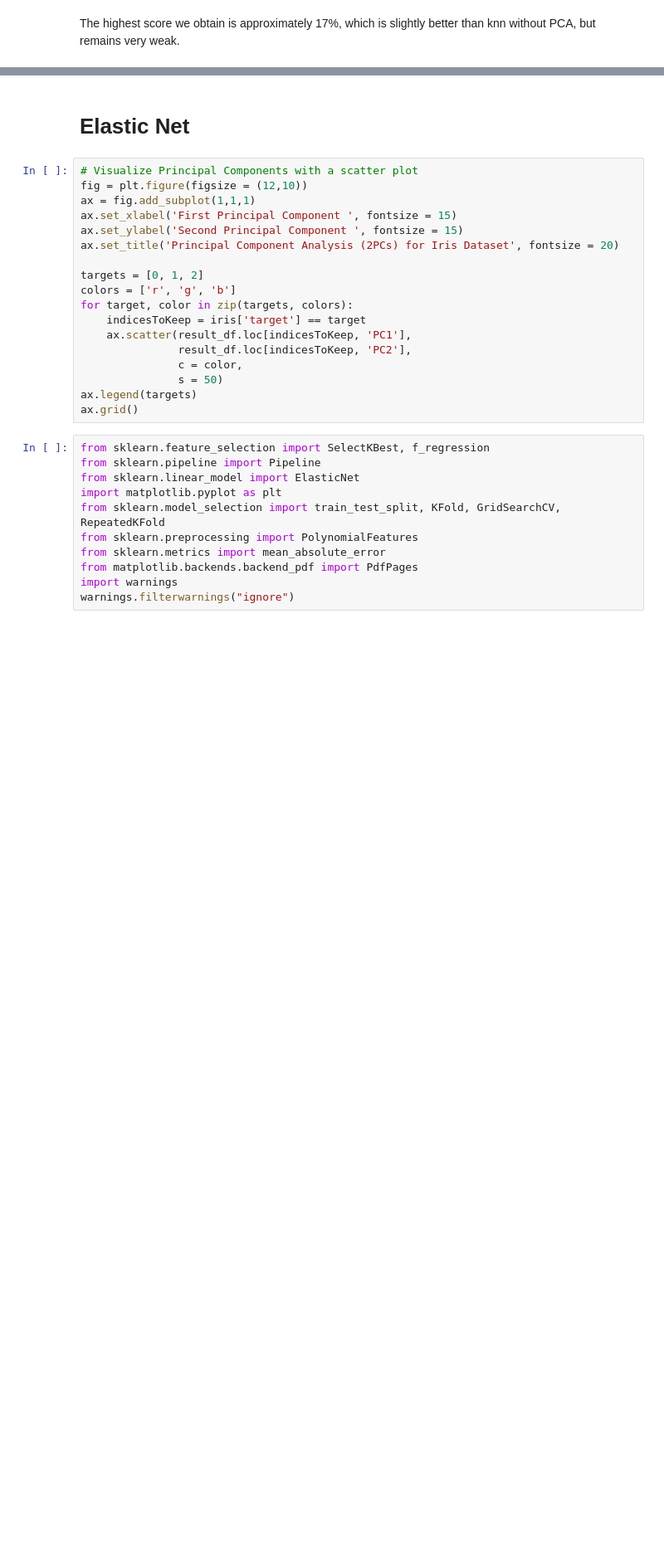
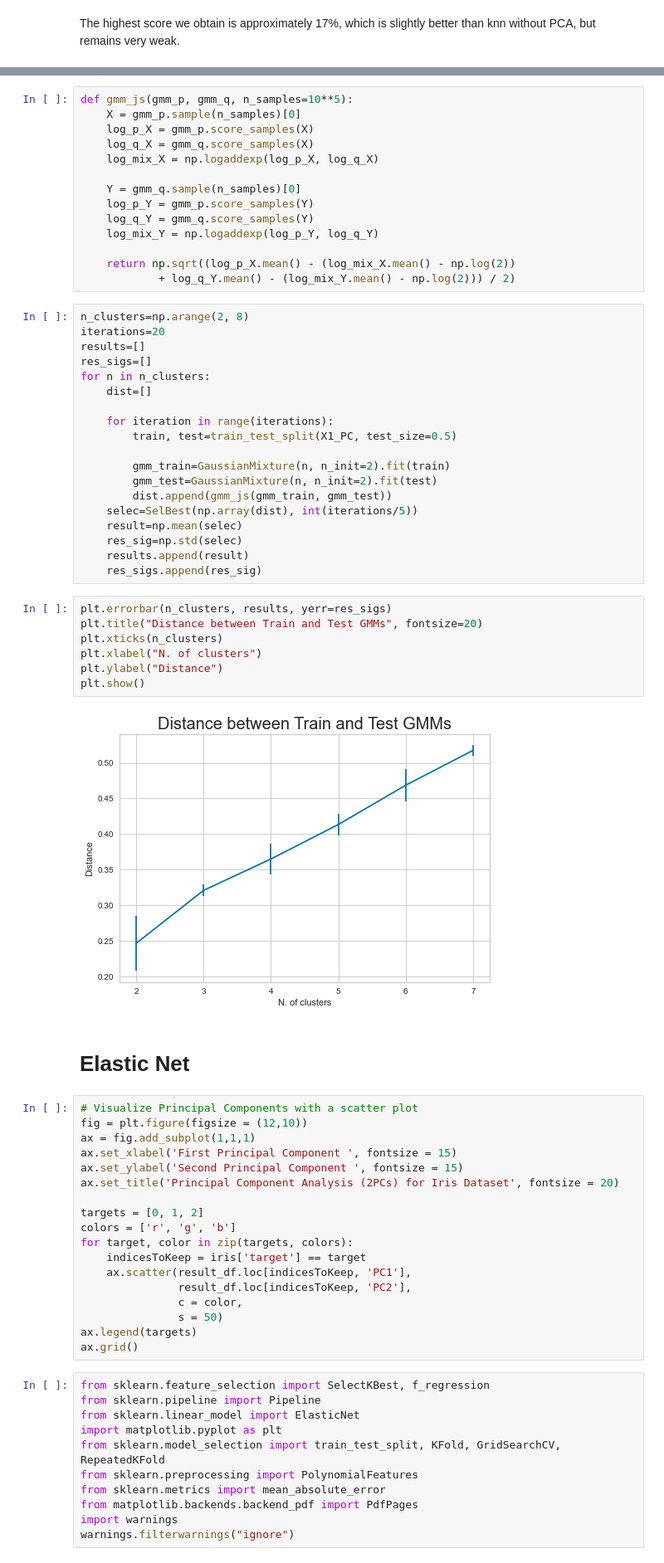
Before and after one commit to CS-433/project2_brainAge, a Jupyter notebook: Main.ipynb, the cells around one changed output, grey strips where cells are left out. Shown at 83% size. Cells and saved outputs as stored; diff of their text form; blank space fills up the shorter version.

```diff
--- a/Main.ipynb
+++ b/Main.ipynb
@@ -643,3 +704,45 @@ The highest score we obtain is approximately 17%, which is slightly better than
+# %%
+def gmm_js(gmm_p, gmm_q, n_samples=10**5):
+    X = gmm_p.sample(n_samples)[0]
+    log_p_X = gmm_p.score_samples(X)
+    log_q_X = gmm_q.score_samples(X)
+    log_mix_X = np.logaddexp(log_p_X, log_q_X)
+
+    Y = gmm_q.sample(n_samples)[0]
+    log_p_Y = gmm_p.score_samples(Y)
+    log_q_Y = gmm_q.score_samples(Y)
+    log_mix_Y = np.logaddexp(log_p_Y, log_q_Y)
+
+    return np.sqrt((log_p_X.mean() - (log_mix_X.mean() - np.log(2))
+            + log_q_Y.mean() - (log_mix_Y.mean() - np.log(2))) / 2)
+# %%
+n_clusters=np.arange(2, 8)
+iterations=20
+results=[]
+res_sigs=[]
+for n in n_clusters:
+    dist=[]
+
+    for iteration in range(iterations):
+        train, test=train_test_split(X1_PC, test_size=0.5)
+
+        gmm_train=GaussianMixture(n, n_init=2).fit(train)
+        gmm_test=GaussianMixture(n, n_init=2).fit(test)
+        dist.append(gmm_js(gmm_train, gmm_test))
+    selec=SelBest(np.array(dist), int(iterations/5))
+    result=np.mean(selec)
+    res_sig=np.std(selec)
+    results.append(result)
+    res_sigs.append(res_sig)
+# %%
+plt.errorbar(n_clusters, results, yerr=res_sigs)
+plt.title("Distance between Train and Test GMMs", fontsize=20)
+plt.xticks(n_clusters)
+plt.xlabel("N. of clusters")
+plt.ylabel("Distance")
+plt.show()
+# %% [output]
+[figure, added]
 # %% [markdown]
 # Elastic Net
 # %%
```
Also changed, not shown: parts of 34 cells of this notebook.
